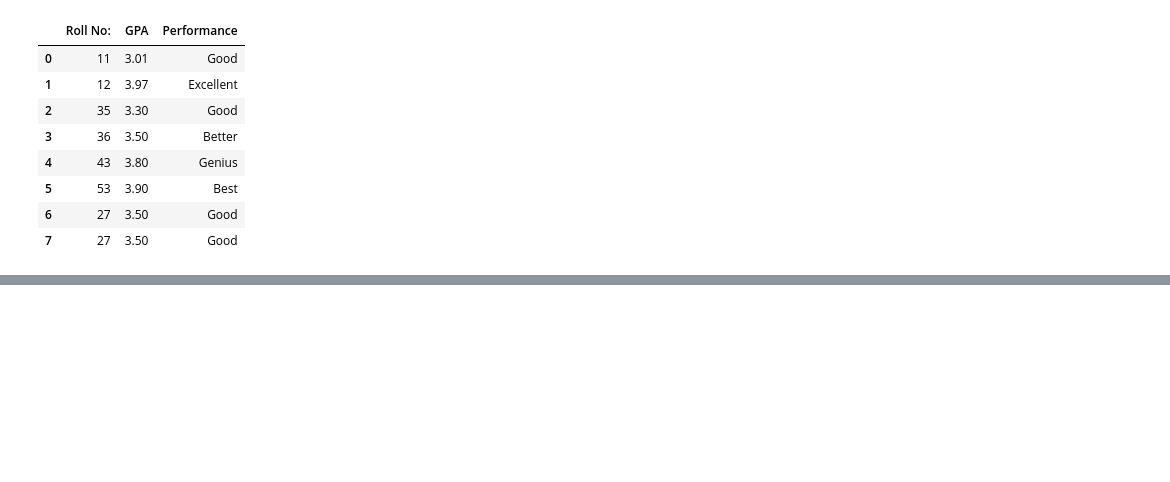
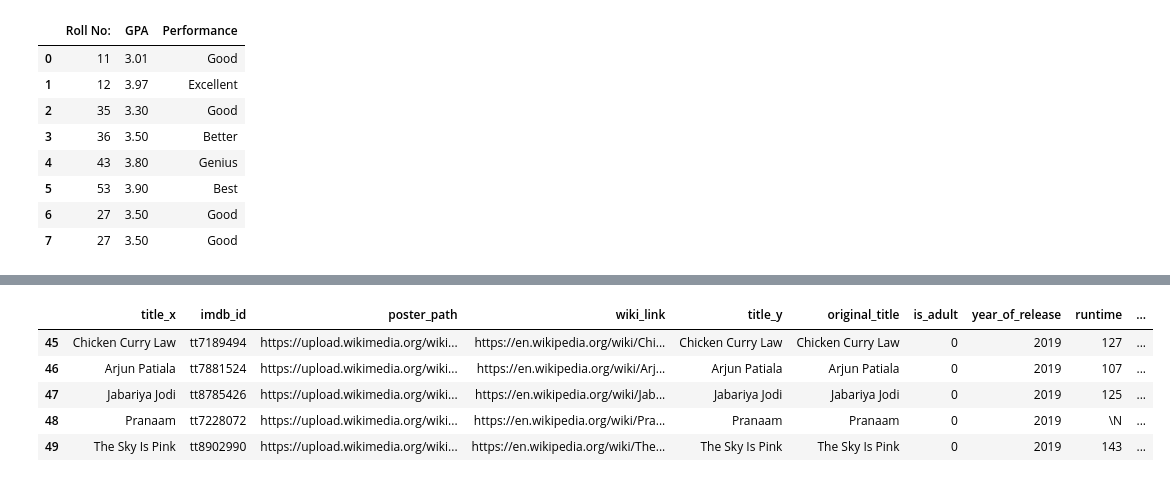
Before and after one commit to iAleeRaza/Pandas, a Jupyter notebook: pandas_dataframe.ipynb, the cells around one changed output, grey strips where cells are left out. Drawn from its saved outputs; the diff is of its cells as text; code cells hidden in the pictures; blank space fills up the shorter version.

```diff
--- a/pandas_dataframe.ipynb
+++ b/pandas_dataframe.ipynb
@@ -409,0 +515,10 @@ students
+# %%
+#multiple rows
+movies.iloc[45:50]
+# %% [output]
+|  | title_x | imdb_id | poster_path | wiki_link | title_y | original_title | is_adult | year_of_release | runtime | ... |
+| 45 | Chicken Curry Law | tt7189494 | https://upload.wikimedia.org/wiki... | https://en.wikipedia.org/wiki/Chi... | Chicken Curry Law | Chicken Curry Law | 0 | 2019 | 127 | ... |
+| 46 | Arjun Patiala | tt7881524 | https://upload.wikimedia.org/wiki... | https://en.wikipedia.org/wiki/Arj... | Arjun Patiala | Arjun Patiala | 0 | 2019 | 107 | ... |
+| 47 | Jabariya Jodi | tt8785426 | https://upload.wikimedia.org/wiki... | https://en.wikipedia.org/wiki/Jab... | Jabariya Jodi | Jabariya Jodi | 0 | 2019 | 125 | ... |
+| 48 | Pranaam | tt7228072 | https://upload.wikimedia.org/wiki... | https://en.wikipedia.org/wiki/Pra... | Pranaam | Pranaam | 0 | 2019 | \N | ... |
+| 49 | The Sky Is Pink | tt8902990 | https://upload.wikimedia.org/wiki... | https://en.wikipedia.org/wiki/The... | The Sky Is Pink | The Sky Is Pink | 0 | 2019 | 143 | ... |
```
Also changed, not shown: parts of 20 cells of this notebook.
